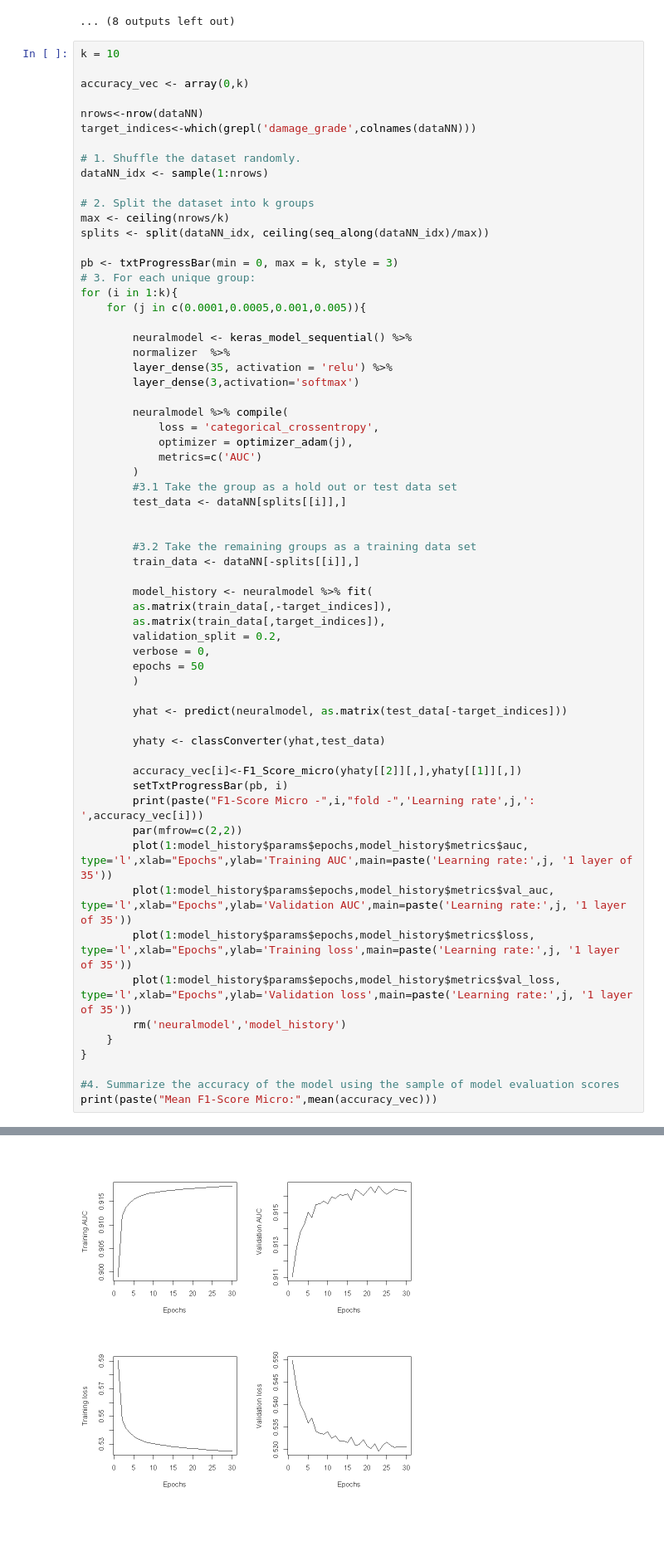
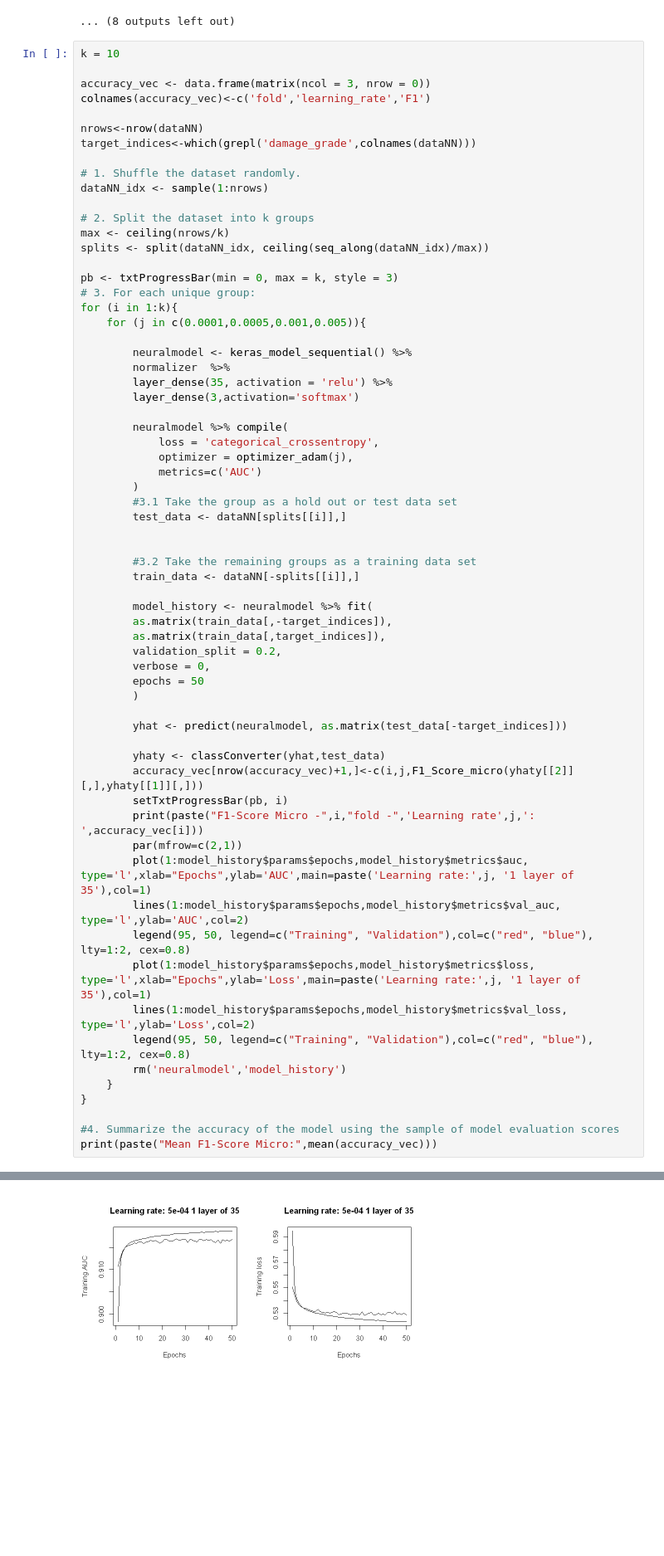
Before and after one commit to bikostet/richter-s-predictor-group-42, a Jupyter notebook: DNN_tuning.ipynb, the cells around one changed output, grey strips where cells are left out. Shown at 83% size. Drawn from its saved outputs; the diff is of its cells as text; blank space fills up the shorter version.

```diff
--- a/DNN_tuning.ipynb
+++ b/DNN_tuning.ipynb
@@ -420,7 +407,8 @@ print(paste("Mean F1-Score Micro:",mean(accuracy_vec)))
 # %%
 k = 10
 
-accuracy_vec <- array(0,k)
+accuracy_vec <- data.frame(matrix(ncol = 3, nrow = 0))
+colnames(accuracy_vec)<-c('fold','learning_rate','F1')
 
 nrows<-nrow(dataNN)
 target_indices<-which(grepl('damage_grade',colnames(dataNN)))
@@ -465,15 +453,16 @@ for (i in 1:k){
         yhat <- predict(neuralmodel, as.matrix(test_data[-target_indices]))
 
         yhaty <- classConverter(yhat,test_data)
-
-        accuracy_vec[i]<-F1_Score_micro(yhaty[[2]][,],yhaty[[1]][,])
+        accuracy_vec[nrow(accuracy_vec)+1,]<-c(i,j,F1_Score_micro(yhaty[[2]][,],yhaty[[1]][,]))
         setTxtProgressBar(pb, i)
         print(paste("F1-Score Micro -",i,"fold -",'Learning rate',j,': ',accuracy_vec[i]))
-        par(mfrow=c(2,2))
-        plot(1:model_history$params$epochs,model_history$metrics$auc, type='l',xlab="Epochs",ylab='Training AUC',main=paste('Learning rate:',j, '1 layer of 35'))
-        plot(1:model_history$params$epochs,model_history$metrics$val_auc, type='l',xlab="Epochs",ylab='Validation AUC',main=paste('Learning rate:',j, '1 layer of 35'))
-        plot(1:model_history$params$epochs,model_history$metrics$loss, type='l',xlab="Epochs",ylab='Training loss',main=paste('Learning rate:',j, '1 layer of 35'))
-        plot(1:model_history$params$epochs,model_history$metrics$val_loss, type='l',xlab="Epochs",ylab='Validation loss',main=paste('Learning rate:',j, '1 layer of 35'))
+        par(mfrow=c(2,1))
+        plot(1:model_history$params$epochs,model_history$metrics$auc, type='l',xlab="Epochs",ylab='AUC',main=paste('Learning rate:',j, '1 layer of 35'),col=1)
+        lines(1:model_history$params$epochs,model_history$metrics$val_auc, type='l',ylab='AUC',col=2)
+        legend(95, 50, legend=c("Training", "Validation"),col=c("red", "blue"), lty=1:2, cex=0.8)
+        plot(1:model_history$params$epochs,model_history$metrics$loss, type='l',xlab="Epochs",ylab='Loss',main=paste('Learning rate:',j, '1 layer of 35'),col=1)
+        lines(1:model_history$params$epochs,model_history$metrics$val_loss, type='l',ylab='Loss',col=2)
+        legend(95, 50, legend=c("Training", "Validation"),col=c("red", "blue"), lty=1:2, cex=0.8)
         rm('neuralmodel','model_history')
     }
 }
@@ -488 +477 @@ print(paste("Mean F1-Score Micro:",mean(accuracy_vec)))
-[figure, old version]
+[figure, new version]
```
Also changed, not shown: parts of 3 cells of this notebook, 2 other files.
